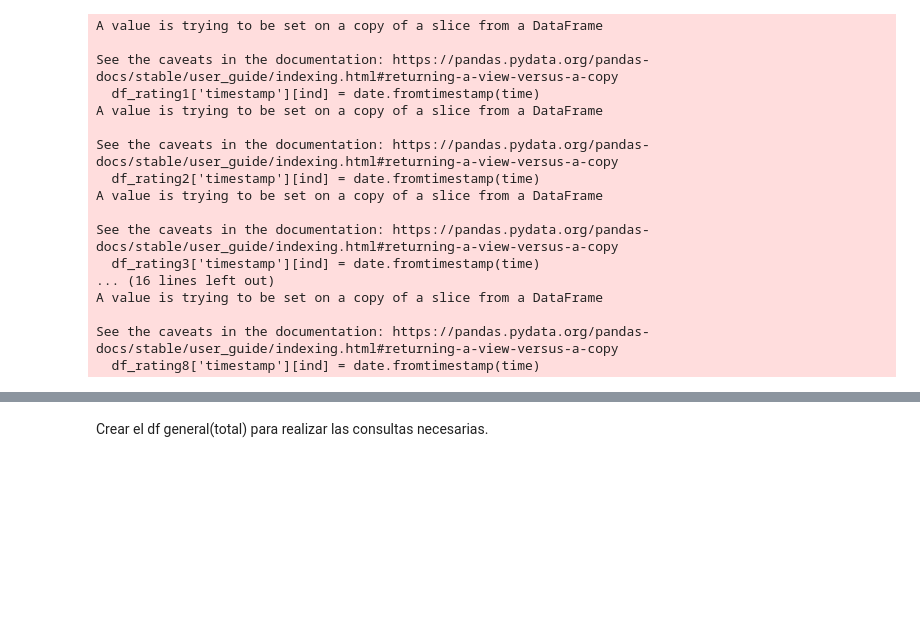
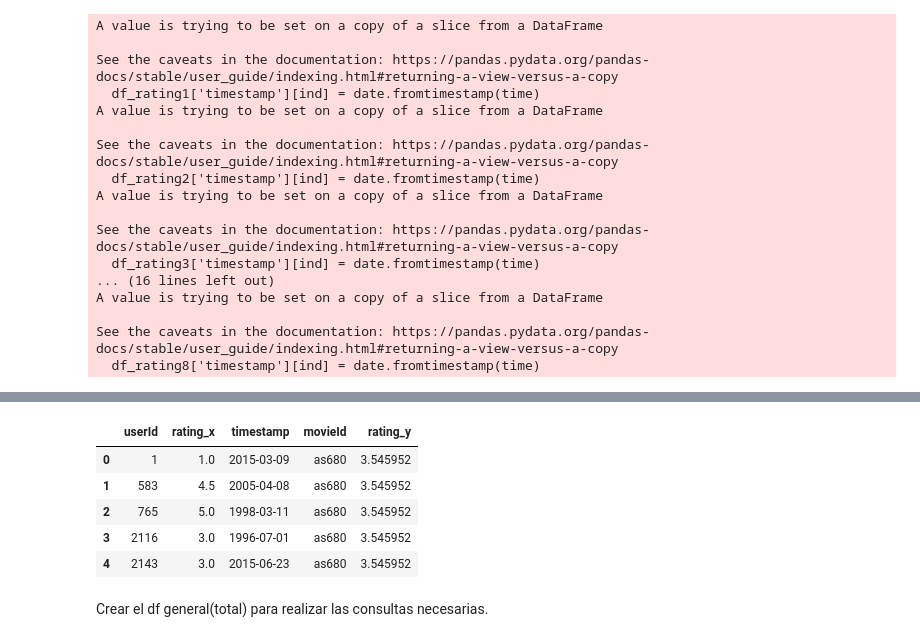
Before and after one commit to smartinez24/Proyecto1_ML, a Jupyter notebook: ETL.ipynb, the cells around one changed output, grey strips where cells are left out. Cells and saved outputs as stored; diff of their text form; code cells hidden in the pictures; blank space fills up the shorter version.

```diff
--- a/ETL.ipynb
+++ b/ETL.ipynb
@@ -311,5 +336,14 @@ df_rating_mean_movie.reset_index(inplace = True) #Convertir movieId como columna
 # %%
 df_ratings_total = pd.merge(df_ratings, df_rating_mean_movie, on = 'movieId') #Unir los dos df antes mencionados.
+# %%
+df_ratings_total.head()
+# %% [output]
+|  | userId | rating_x | timestamp | movieId | rating_y |
+| 0 | 1 | 1.0 | 2015-03-09 | as680 | 3.545952 |
+| 1 | 583 | 4.5 | 2005-04-08 | as680 | 3.545952 |
+| 2 | 765 | 5.0 | 1998-03-11 | as680 | 3.545952 |
+| 3 | 2116 | 3.0 | 1996-07-01 | as680 | 3.545952 |
+| 4 | 2143 | 3.0 | 2015-06-23 | as680 | 3.545952 |
 # %% [markdown]
 Crear el df general(total) para realizar las consultas necesarias.
 # %%
```
Also changed, not shown: parts of 19 cells of this notebook, 5 other files.
